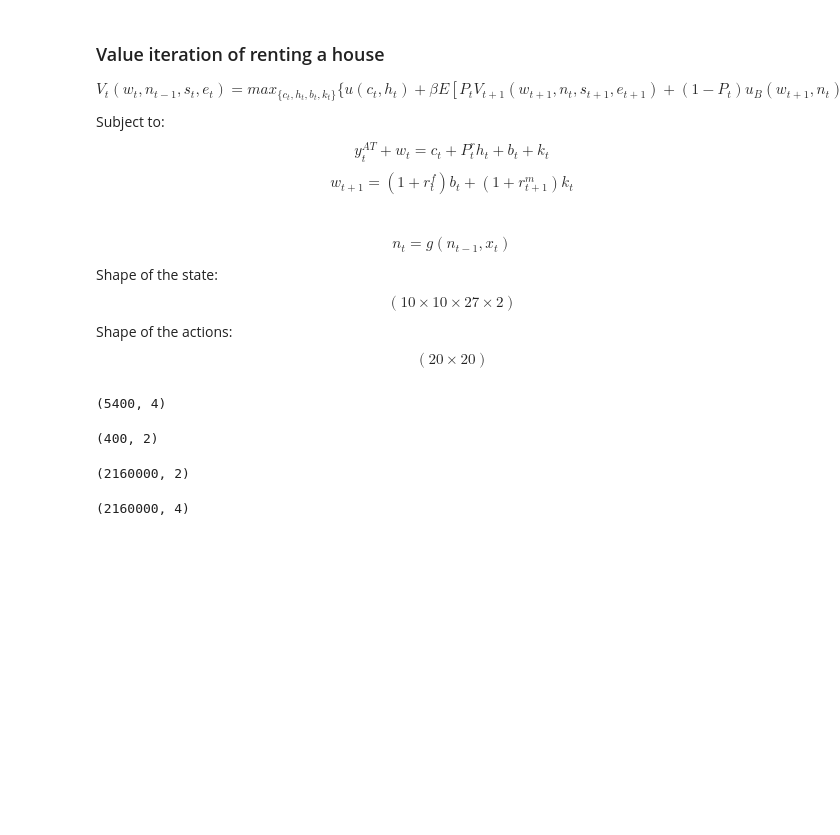
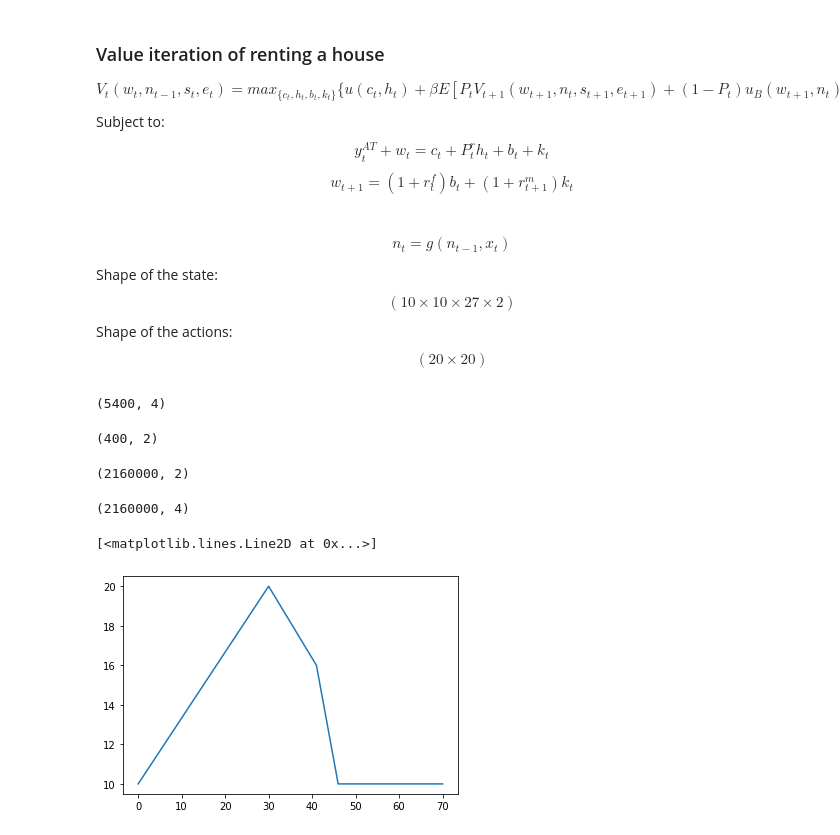
Before and after one commit to dongxulee/VectorizationGPU, a Jupyter notebook: 401k/vectorizeAll.ipynb, the cells around one changed output. Saved outputs shown, nothing was run; the diff lists cells and outputs as text; code cells hidden in the pictures; blank space fills up the shorter version.

```diff
--- a/401k/vectorizeAll.ipynb
+++ b/401k/vectorizeAll.ipynb
@@ -47,3 +49,8 @@ X.shape
+# %%
+plt.plot(detEarning)
+# %% [output]
+[<matplotlib.lines.Line2D at 0x...>]
+[figure, added]
 # %%
 #Define the earning function, which applies for both employment, 27 states
 @partial(jit, static_argnums=(0,))
```
Also changed, not shown: parts of 3 cells of this notebook, 6 other files.
